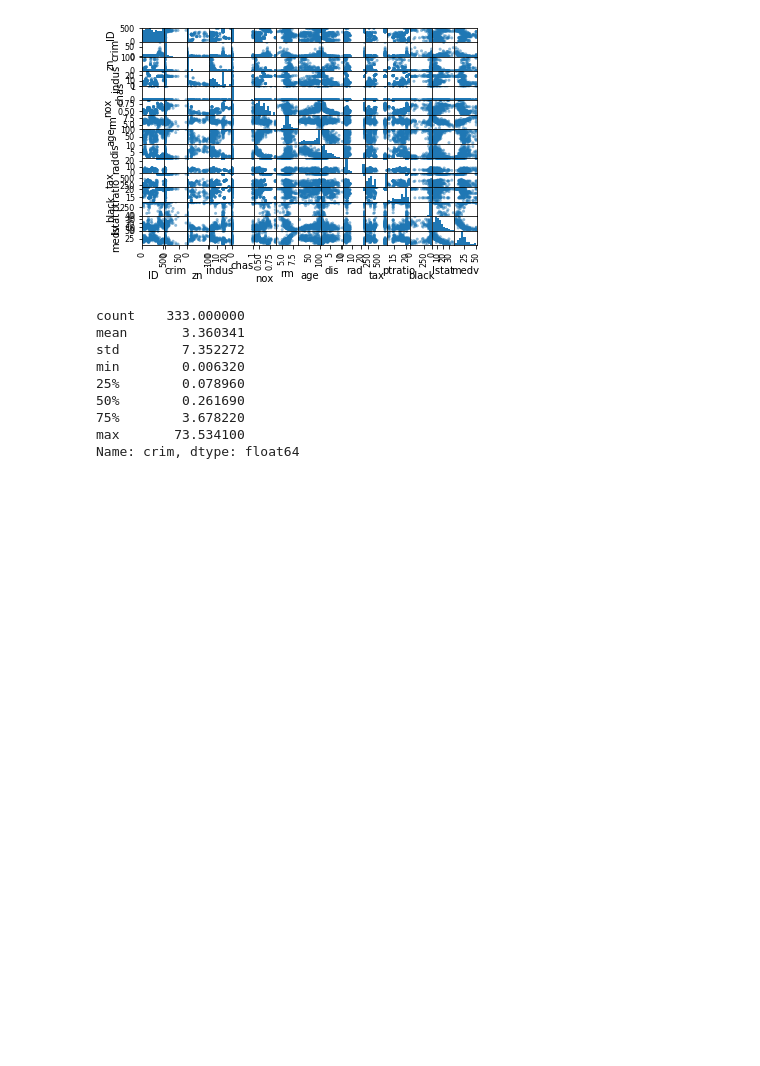
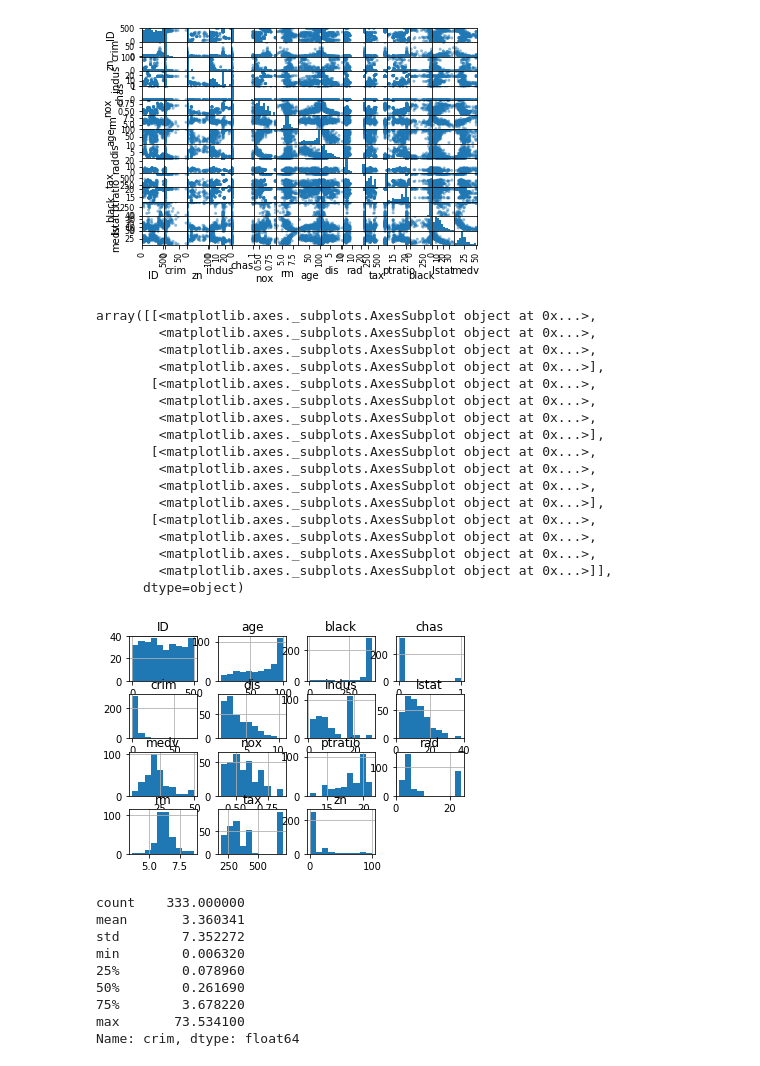
Before and after one commit to ktzioumis/dsc-1-03-16-eda-with-pandas-using-the-boston-housing-data-lab-online-ds-pt-112618, a Jupyter notebook: index.ipynb, the cells around one changed output. Drawn from its saved outputs; the diff is of its cells as text; code cells hidden in the pictures; blank space fills up the shorter version.

```diff
--- a/index.ipynb
+++ b/index.ipynb
@@ -165,5 +165,26 @@ plt.show() #just confusing and hard to read
 # %% [output]
 [figure]
+# %%
+bhd.hist()
+# %% [output]
+array([[<matplotlib.axes._subplots.AxesSubplot object at 0x...>,
+        <matplotlib.axes._subplots.AxesSubplot object at 0x...>,
+        <matplotlib.axes._subplots.AxesSubplot object at 0x...>,
+        <matplotlib.axes._subplots.AxesSubplot object at 0x...>],
+       [<matplotlib.axes._subplots.AxesSubplot object at 0x...>,
+        <matplotlib.axes._subplots.AxesSubplot object at 0x...>,
+        <matplotlib.axes._subplots.AxesSubplot object at 0x...>,
+        <matplotlib.axes._subplots.AxesSubplot object at 0x...>],
+       [<matplotlib.axes._subplots.AxesSubplot object at 0x...>,
+        <matplotlib.axes._subplots.AxesSubplot object at 0x...>,
+        <matplotlib.axes._subplots.AxesSubplot object at 0x...>,
+        <matplotlib.axes._subplots.AxesSubplot object at 0x...>],
+       [<matplotlib.axes._subplots.AxesSubplot object at 0x...>,
+        <matplotlib.axes._subplots.AxesSubplot object at 0x...>,
+        <matplotlib.axes._subplots.AxesSubplot object at 0x...>,
+        <matplotlib.axes._subplots.AxesSubplot object at 0x...>]],
+      dtype=object)
+[figure, added]
 # %%
 bhd.crim.describe()
 # %% [output]
```
Also changed, not shown: parts of 10 cells of this notebook.
